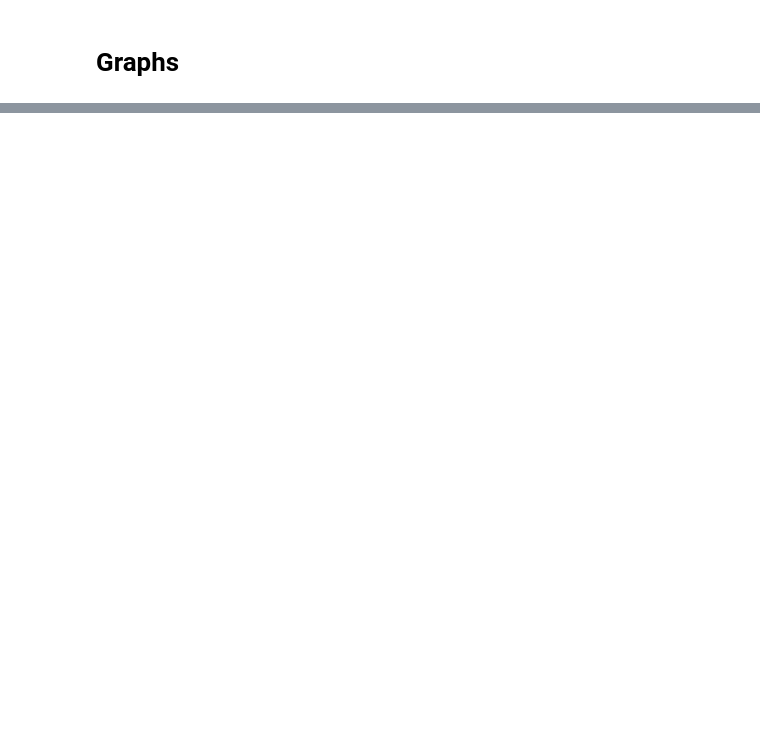
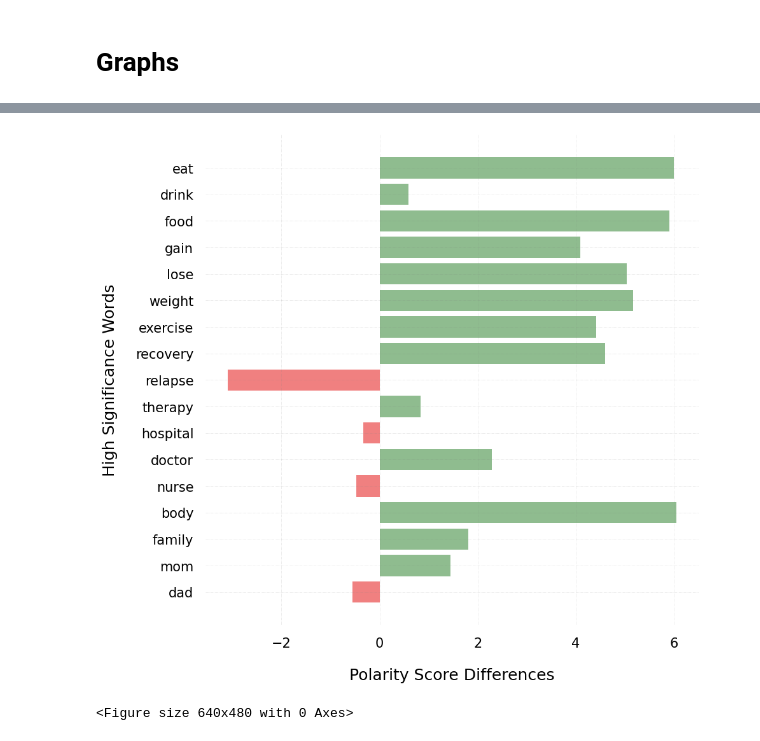
Before and after one commit to nguyentr17/cs685-narrative-analysis, a Jupyter notebook: data_collection/compare_subreddit_word_polarities.ipynb, the cells around one changed output, grey strips where cells are left out. Saved outputs shown, nothing was run; the diff lists cells and outputs as text; code cells hidden in the pictures; blank space fills up the shorter version.

```diff
--- a/data_collection/compare_subreddit_word_polarities.ipynb
+++ b/data_collection/compare_subreddit_word_polarities.ipynb
@@ -206,0 +379,18 @@ for keyword in keyword_scores.keys():
+# %%
+score_diffs = dict() # AnorexiaRecovery - EdAnonymousAdults
+for word in keyword_scores:
+    subreddit_1_score = 0 # AnorexiaRecovery
+    subreddit_2_score = 0 # EdAnonymousAdults
+    for sub in keyword_scores[word]:
+        sub_name = sub.split(":")[0]
+        if sub_name == 'AnorexiaRecovery':
+            try:
+                subreddit_1_score = subreddit_polarities[sub_name][word]
+            except:
+                subreddit_1_score = 0
+        if sub_name == 'EdAnonymousAdults':
+            try:
+                subreddit_2_score = subreddit_polarities[sub_name][word]
+            except:
+                subreddit_2_score = 0
+    score_diffs[word] = subreddit_1_score - subreddit_2_score
@@ -206,0 +417,59 @@ for keyword in keyword_scores.keys():
+# %%
+# for keyword in keyword_scores.keys():
+#     subreddits = list(keyword_scores[keyword].keys())
+#     polarities = list(keyword_scores[keyword].values())
+
+
+# Figure Size
+fig, ax = plt.subplots(figsize =(10, 10))
+
+# Horizontal Bar Plot
+ax.barh(list(score_diffs.keys()), list(score_diffs.values()), color=(np.where(np.array(list(score_diffs.values()))>0, 'darkseagreen','lightcoral')))
+
+# Remove axes splines
+for s in ['top', 'bottom', 'left', 'right']:
+    ax.spines[s].set_visible(False)
+
+# Remove x, y Ticks
+ax.xaxis.set_ticks_position('none')
+ax.yaxis.set_ticks_position('none')
+
+# Add padding between axes and labels
+ax.xaxis.set_tick_params(pad = 10)
+ax.yaxis.set_tick_params(pad = 10)
+
+# Add x, y gridlines
+ax.grid(b = True, color ='grey',
+        linestyle ='-.', linewidth = 0.5,
+        alpha = 0.2)
+
+# Show top values
+ax.invert_yaxis()
+
+# Add annotation to bars
+#     for i in ax.patches:
+#         plt.text(i.get_width()+0.2, i.get_y()+0.5,
+#                  str(round((i.get_width()), 2)),
+#                  fontsize = 10,
+#                  color ='black')
+# for i in ax.patches:
+#     plt.text(i.get_width()+0.2, i.get_y()+0.5,
+#              str(i.get_width()),
+#              fontsize = 10,
+#              color ='black')
+
+# Add Plot Title
+# ax.set_title(f'Word Polarity Score Differences(r/AnorexiaRecovery - r/BingeEatingDisorder)',
+#              loc ='center', )
+plt.ylabel(f'High Significance Words',fontsize=18,labelpad=20)
+plt.xlabel("Polarity Score Differences",fontsize=18,labelpad=20)
+plt.xticks(fontsize = 15)
+plt.yticks(fontsize = 15)
+
+# Show Plot
+plt.show()
+plt.savefig('score_differences_bar_chart.png', bbox_inches="tight",
+            pad_inches=0.3, transparent=True)
+# %% [output]
+[figure, added]
+<Figure size 640x480 with 0 Axes>
```
Also changed, not shown: parts of 9 cells of this notebook.
